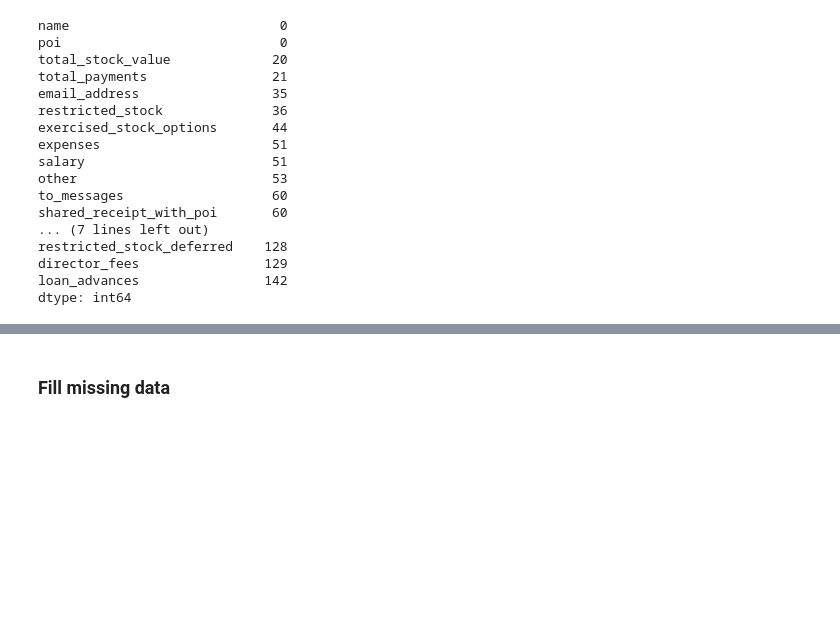
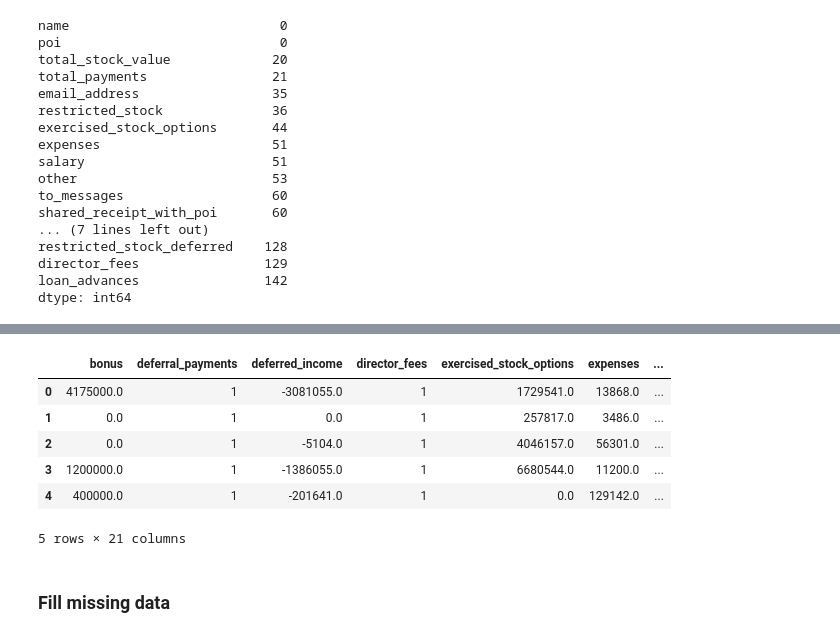
Before and after one commit to RunningLeon/ud120-projects, a Jupyter notebook: final_project/data_prep.ipynb, the cells around one changed output, grey strips where cells are left out. Cells and saved outputs as stored; diff of their text form; code cells hidden in the pictures; blank space fills up the shorter version.

```diff
--- a/final_project/data_prep.ipynb
+++ b/final_project/data_prep.ipynb
@@ -106,3 +123,16 @@ data.director_fees.plot()
+# %%
+for col in columns_to_decrete:
+    data[col] = data[col].apply(lambda x: 0 if pd.isnull(x) else 1)
+# %%
+data.head()
+# %% [output]
+|  | bonus | deferral_payments | deferred_income | director_fees | exercised_stock_options | expenses | ... |
+| 0 | 4175000.0 | 1 | -3081055.0 | 1 | 1729541.0 | 13868.0 | ... |
+| 1 | 0.0 | 1 | 0.0 | 1 | 257817.0 | 3486.0 | ... |
+| 2 | 0.0 | 1 | -5104.0 | 1 | 4046157.0 | 56301.0 | ... |
+| 3 | 1200000.0 | 1 | -1386055.0 | 1 | 6680544.0 | 11200.0 | ... |
+| 4 | 400000.0 | 1 | -201641.0 | 1 | 0.0 | 129142.0 | ... |
+5 rows × 21 columns
 # %% [markdown]
 ### Fill missing data
 # %%
```
Also changed, not shown: parts of 4 cells of this notebook.
